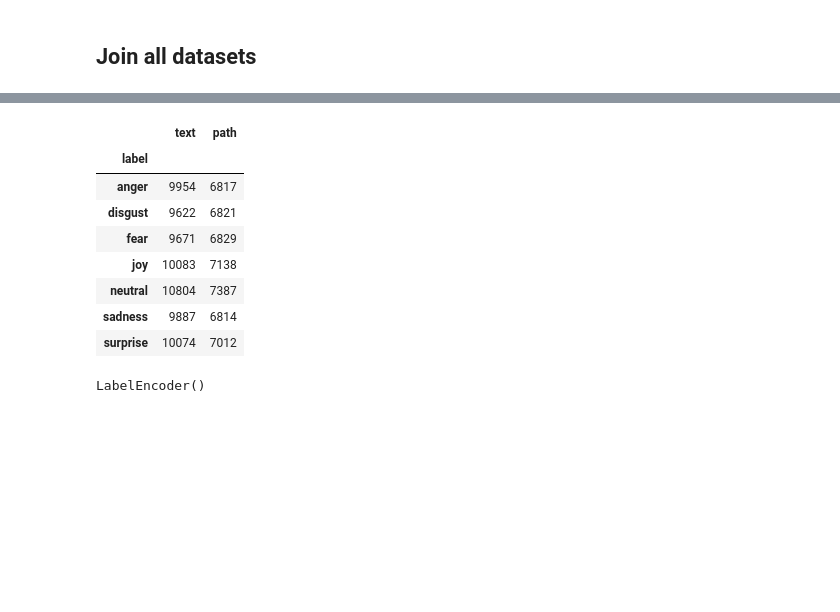
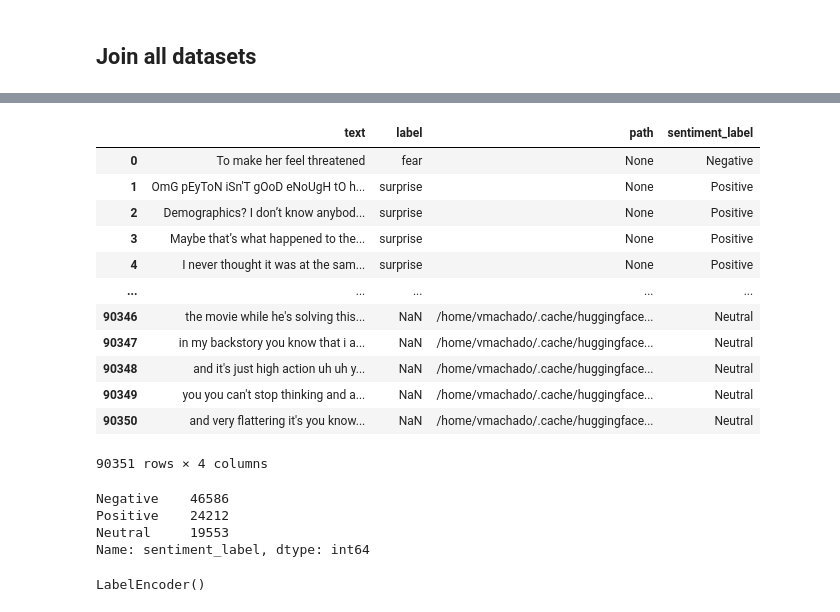
Before and after one commit to machadoprx/c4ai_audio_text_clip, a Jupyter notebook: c4ai_emotions_audio_text_clip_e2e.ipynb, the cells around one changed output, grey strips where cells are left out. Cells and saved outputs as stored; diff of their text form; code cells hidden in the pictures; blank space fills up the shorter version.

```diff
--- a/c4ai_emotions_audio_text_clip_e2e.ipynb
+++ b/c4ai_emotions_audio_text_clip_e2e.ipynb
@@ -295,12 +289,0 @@ df_train
-# %%
-df_train.groupby("label").count()
-# %% [output]
-|  | text | path |
-| label |  |  |
-| anger | 9954 | 6817 |
-| disgust | 9622 | 6821 |
-| fear | 9671 | 6829 |
-| joy | 10083 | 7138 |
-| neutral | 10804 | 7387 |
-| sadness | 9887 | 6814 |
-| surprise | 10074 | 7012 |
@@ -307,3 +304,26 @@ df_train.groupby("label").count()
+# %%
+df_train
+# %% [output]
+|  | text | label | path | sentiment_label |
+| 0 | To make her feel threatened | fear | None | Negative |
+| 1 | OmG pEyToN iSn'T gOoD eNoUgH tO h... | surprise | None | Positive |
+| 2 | Demographics? I don’t know anybod... | surprise | None | Positive |
+| 3 | Maybe that’s what happened to the... | surprise | None | Positive |
+| 4 | I never thought it was at the sam... | surprise | None | Positive |
+| ... | ... | ... | ... | ... |
+| 90346 | the movie while he's solving this... | NaN | /home/vmachado/.cache/huggingface... | Neutral |
+| 90347 | in my backstory you know that i a... | NaN | /home/vmachado/.cache/huggingface... | Neutral |
+| 90348 | and it's just high action uh uh y... | NaN | /home/vmachado/.cache/huggingface... | Neutral |
+| 90349 | you you can't stop thinking and a... | NaN | /home/vmachado/.cache/huggingface... | Neutral |
+| 90350 | and very flattering it's you know... | NaN | /home/vmachado/.cache/huggingface... | Neutral |
+90351 rows × 4 columns
+# %%
+df_train["sentiment_label"].value_counts()
+# %% [output]
+Negative    46586
+Positive    24212
+Neutral     19553
+Name: sentiment_label, dtype: int64
 # %%
 from sklearn.preprocessing import LabelEncoder
 
```
Also changed, not shown: parts of 25 cells of this notebook.
